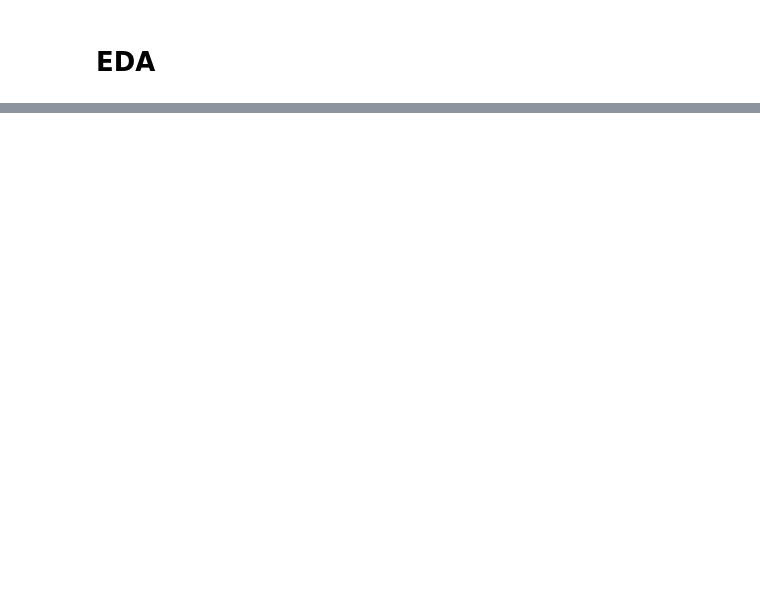
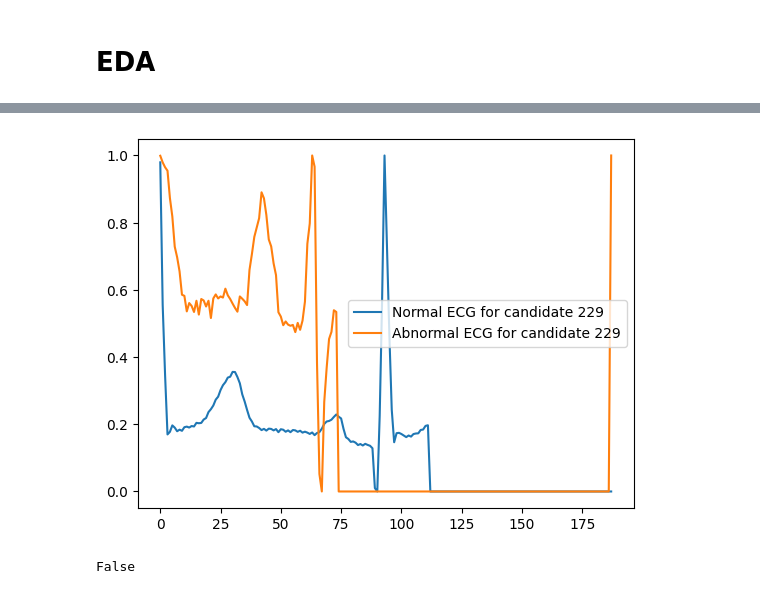
Before and after one commit to vulcan-332/Cardiac-Arrythmia-CNN-Autoencoder, a Jupyter notebook: predictor.ipynb, the cells around one changed output, grey strips where cells are left out. Drawn from its saved outputs; the diff is of its cells as text; code cells hidden in the pictures; blank space fills up the shorter version.

```diff
--- a/predictor.ipynb
+++ b/predictor.ipynb
@@ -18,3 +21,19 @@ Data set shape is  (4045, 188)
 | 3 | 1.000000 | 0.867238 | 0.201360 | 0.099349 | ... |
 | 4 | 0.948983 | 0.505265 | 0.004176 | 0.022513 | ... |
 5 rows × 188 columns
+# %%
+index = np.random.randint(0,len(normal),2)
+plt.plot(normal.iloc[index[0],:].values, label = f'Normal ECG for candidate {index[0]}')
+plt.plot(abnormal.iloc[index[0],:].values, label = f'Abnormal ECG for candidate {index[0]}')
+plt.legend()
+plt.show()
+# %% [output]
+[figure, added]
+# %%
+CLASS_NAMES = ["Normal", "Anomaly"]
+
+normal_df_copy = normal.copy()
+abnormal_df_copy = abnormal.copy()
+print(abnormal_df_copy.columns.equals(normal_df_copy.columns))
+# %% [output]
+False
```
Also changed, not shown: parts of 4 cells of this notebook.
